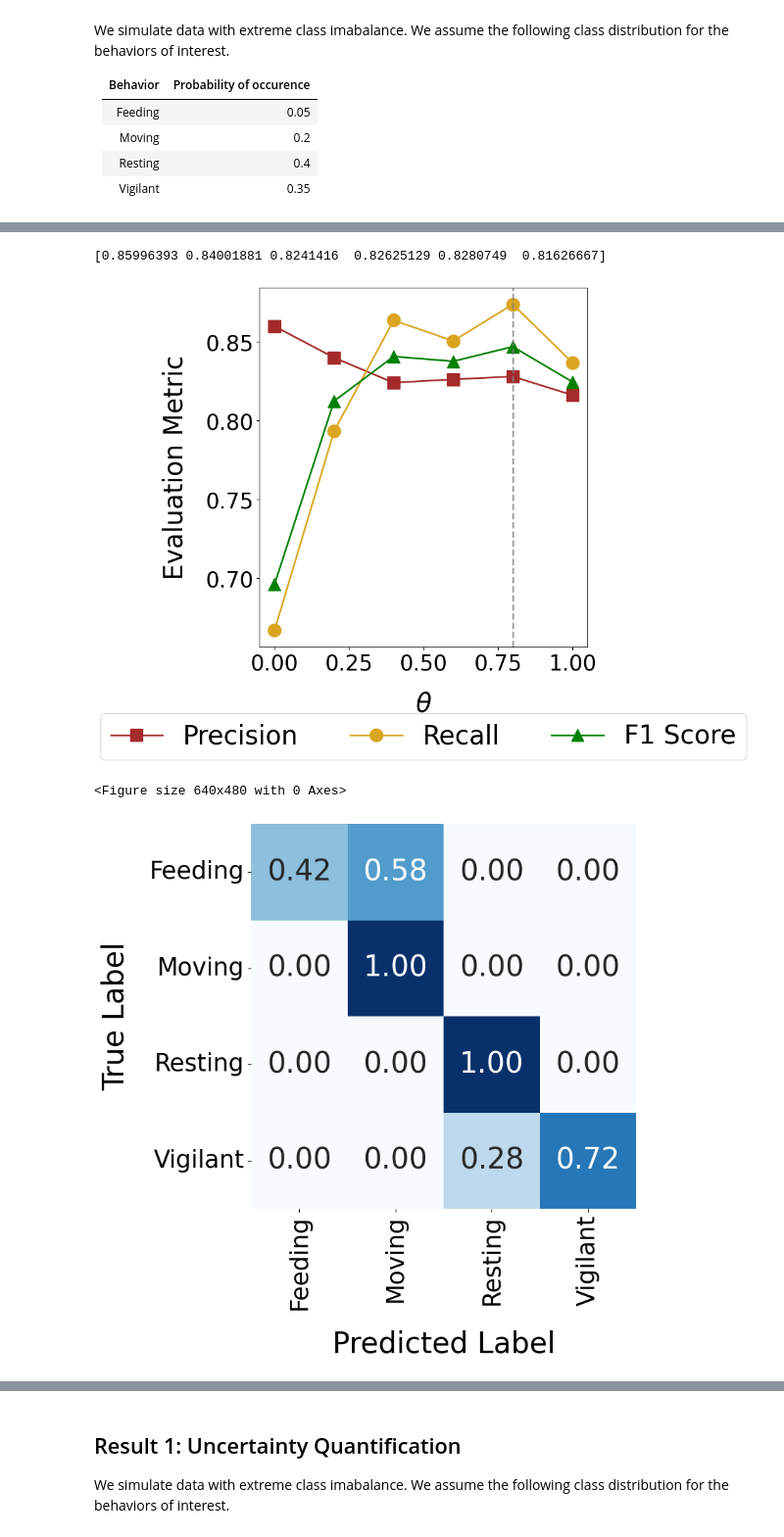
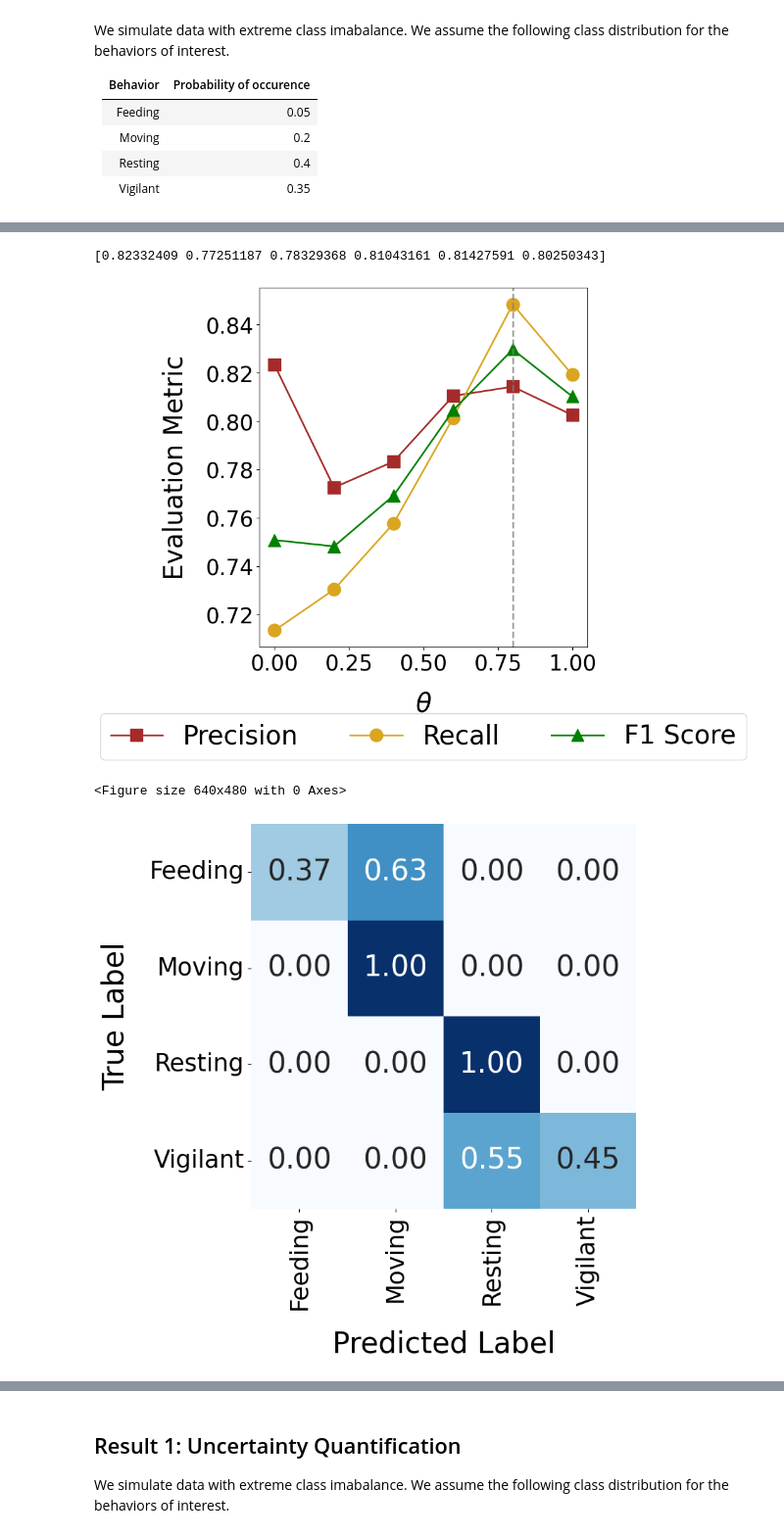
Before and after one commit to medhaaga/AWD-Biologging, a Jupyter notebook: notebooks/simulation_results.ipynb, the cells around one changed output, grey strips where cells are left out. Shown at 98% size. Cells and saved outputs as stored; diff of their text form; code cells hidden in the pictures.

Commit message:
simulation results

```diff
--- a/notebooks/simulation_results.ipynb
+++ b/notebooks/simulation_results.ipynb
@@ -188,7 +188,7 @@ args = Arguments(
 args.experiment_name = 'test_interyear'
 # %%
 n_train, n_test = 5000, 1000
-X, y = generate_dataset(data_constants, class_dist, window_length, n_train, wrong_behavior=True, wrong_behavior_prob=0.075, tau=0.3)
+X, y = generate_dataset(data_constants, class_dist, window_length, n_train, wrong_behavior=True, wrong_behavior_prob=0.075, tau=0.35)
 X_test, y_test = generate_dataset(data_constants, class_dist, window_length, n_test, tau=0.4)
 
 print(np.unique(y, return_counts=True))
@@ -375,15 +375,15 @@ plt.savefig(os.path.join(plots_dir, 'class_imbalance-theta_tuning.png'), dpi=300
 
 plt.show()
 # %% [output]
-[0.85996393 0.84001881 0.8241416  0.82625129 0.8280749  0.81626667]
+[0.82332409 0.77251187 0.78329368 0.81043161 0.81427591 0.80250343]
-[figure, old version]
+[figure, new version]
 # %%
-dir = os.path.join(training_results_dir, f"theta0.2")
+dir = os.path.join(training_results_dir, f"theta0.0")
 y= np.load(os.path.join(dir, 'test_true_classes.npy'))
 y_hat= np.load(os.path.join(dir, 'test_predictions.npy'))
 
 multi_label_predictions(dir, label_encoder, split='test', plot_confusion=True, return_accuracy=False, plot_path=os.path.join(plots_dir, 'class_imbalance-confusion_matrix_theta0.0.png'))
 # %% [output]
 <Figure size 640x480 with 0 Axes>
-[figure, old version]
+[figure, new version]
 # %%
```
Also changed, not shown: parts of 23 cells of this notebook, 50 other files.
